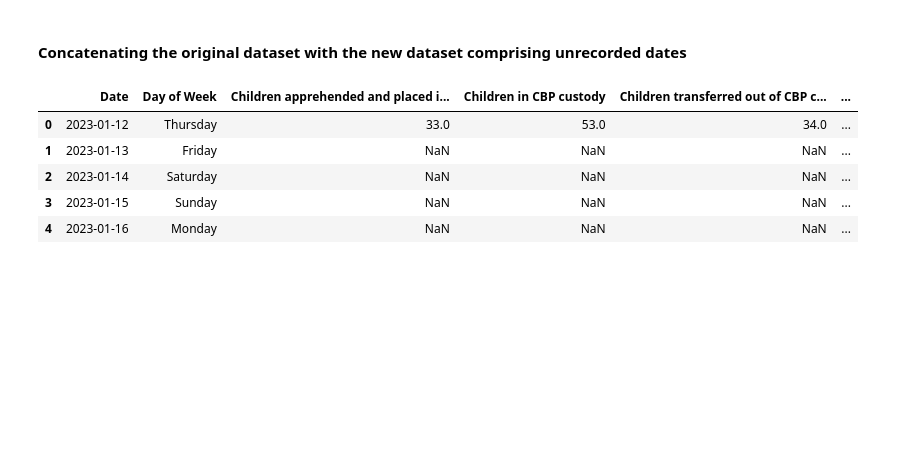
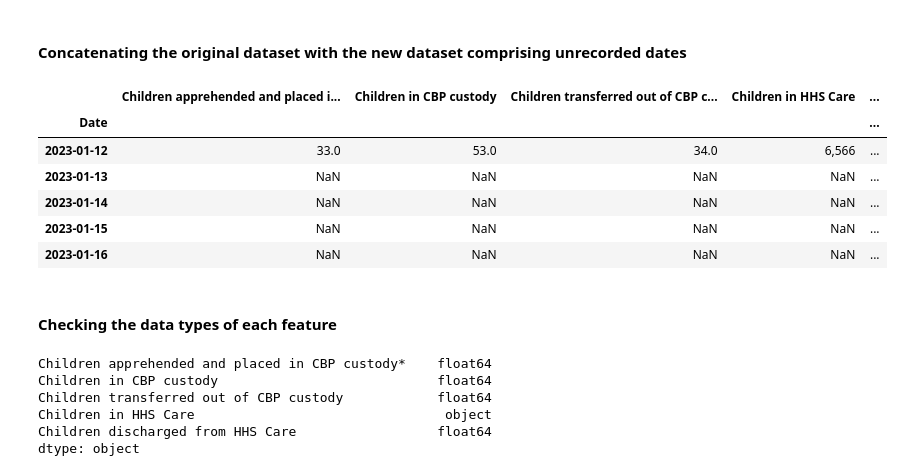
Before and after one commit to amithvardhan99/resume-projects, a Jupyter notebook: Predictive Forecasting of Care Load & Placement Demand/notebook.ipynb, the cells around one changed output. Cells and saved outputs as stored; diff of their text form; code cells hidden in the pictures; blank space fills up the shorter version.

```diff
--- a/Predictive Forecasting of Care Load & Placement Demand/notebook.ipynb
+++ b/Predictive Forecasting of Care Load & Placement Demand/notebook.ipynb
@@ -113,11 +113,25 @@ df_2.head()
 #### Concatenating the original dataset with the new dataset comprising unrecorded dates
 # %%
 df_3 = pd.concat([df,df_2]).sort_values(by=["Date"]).reset_index(drop=True)
+df_3.drop(columns=["Day of Week"], inplace=True)
+df_3.set_index("Date", inplace=True)
 df_3.head()
 # %% [output]
-|  | Date | Day of Week | Children apprehended and placed i... | Children in CBP custody | Children transferred out of CBP c... | ... |
-| 0 | 2023-01-12 | Thursday | 33.0 | 53.0 | 34.0 | ... |
-| 1 | 2023-01-13 | Friday | NaN | NaN | NaN | ... |
-| 2 | 2023-01-14 | Saturday | NaN | NaN | NaN | ... |
-| 3 | 2023-01-15 | Sunday | NaN | NaN | NaN | ... |
-| 4 | 2023-01-16 | Monday | NaN | NaN | NaN | ... |
+|  | Children apprehended and placed i... | Children in CBP custody | Children transferred out of CBP c... | Children in HHS Care | ... |
+| Date |  |  |  |  | ... |
+| 2023-01-12 | 33.0 | 53.0 | 34.0 | 6,566 | ... |
+| 2023-01-13 | NaN | NaN | NaN | NaN | ... |
+| 2023-01-14 | NaN | NaN | NaN | NaN | ... |
+| 2023-01-15 | NaN | NaN | NaN | NaN | ... |
+| 2023-01-16 | NaN | NaN | NaN | NaN | ... |
+# %% [markdown]
+#### Checking the data types of each feature
+# %%
+df_3.dtypes
+# %% [output]
+Children apprehended and placed in CBP custody*    float64
+Children in CBP custody                            float64
+Children transferred out of CBP custody            float64
+Children in HHS Care                                object
+Children discharged from HHS Care                  float64
+dtype: object
```
Also changed, not shown: parts of 17 cells of this notebook, 5 other files.
